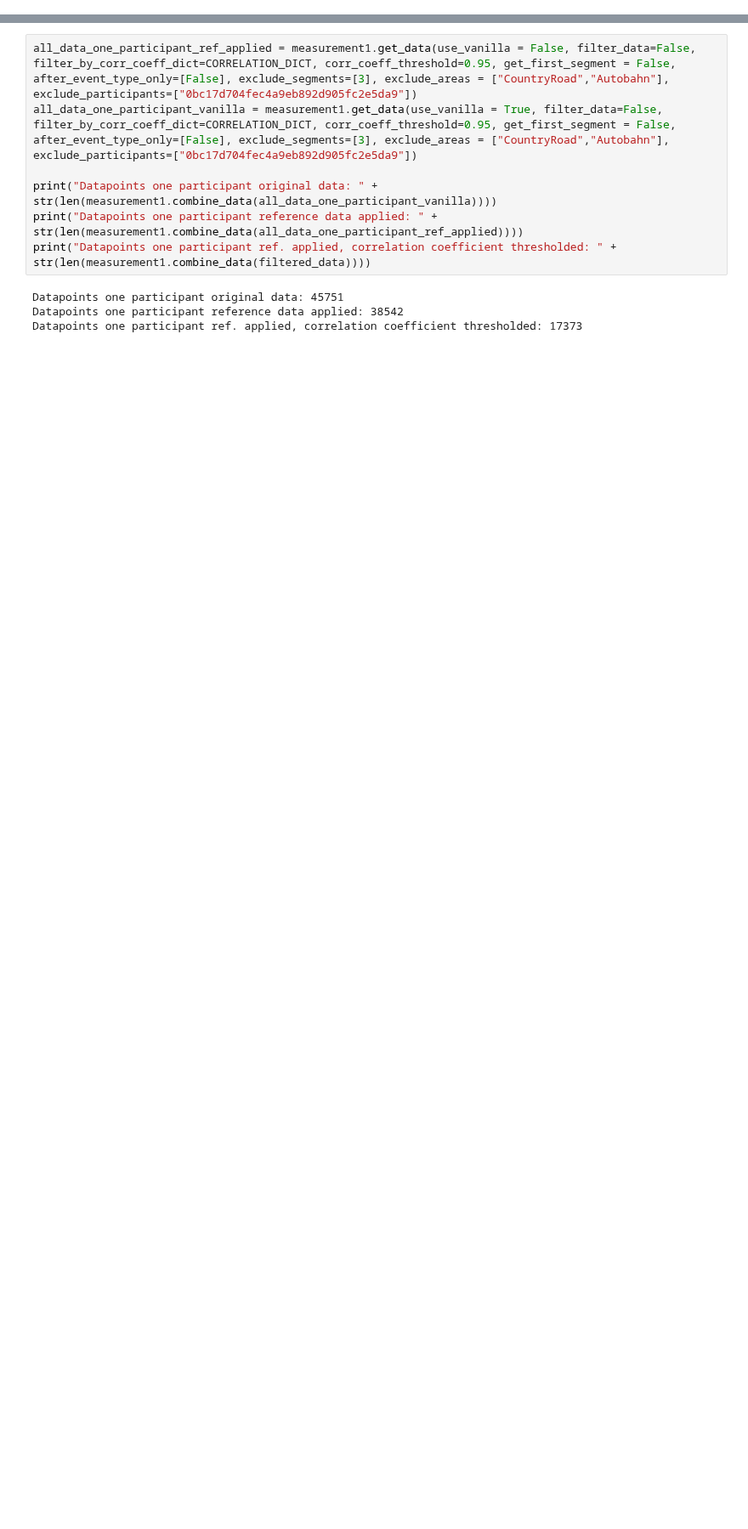
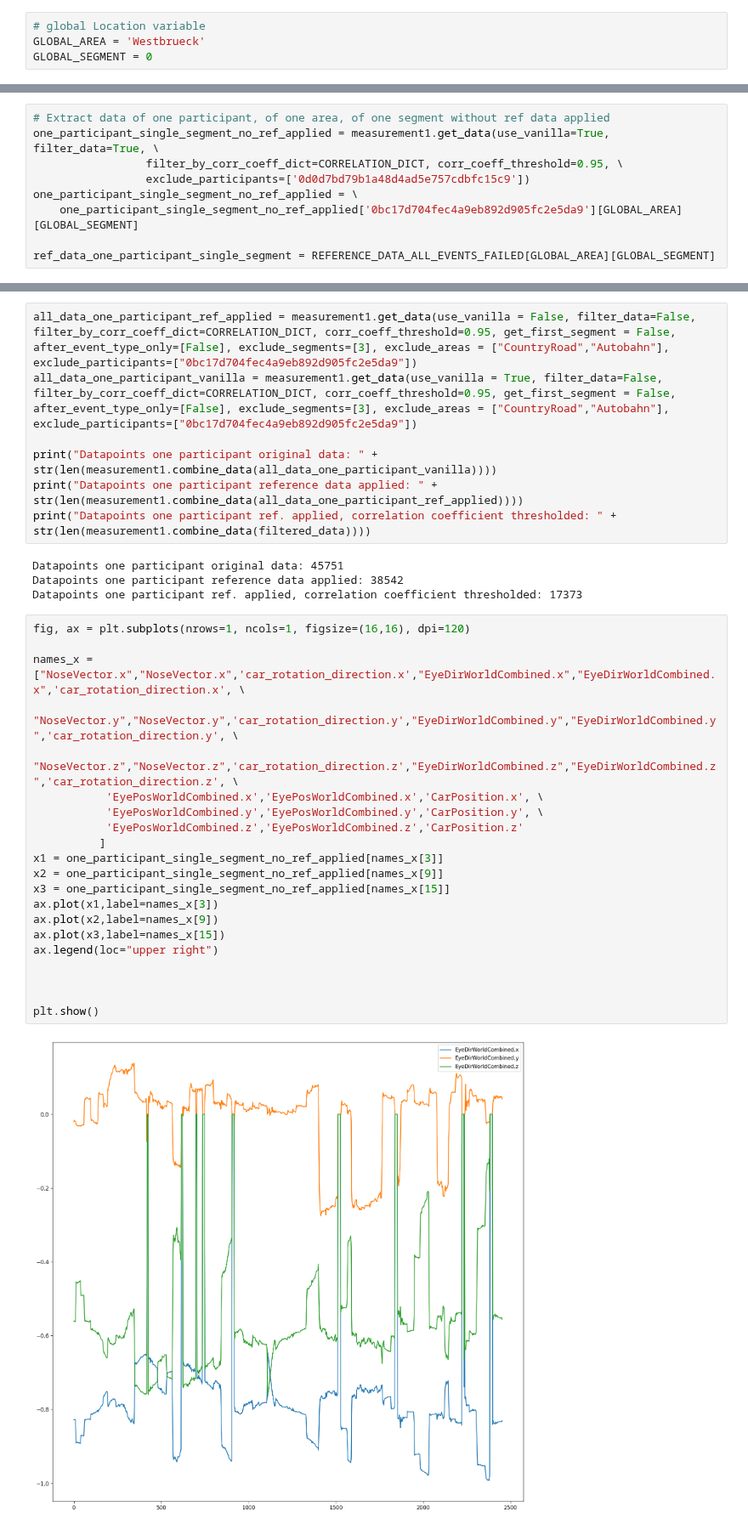
Before and after one commit to StefB4/Head2Eye, a Jupyter notebook: __test_DataLoading.ipynb, the cells around one changed output, grey strips where cells are left out. Shown at 85% size. Saved outputs shown, nothing was run; the diff lists cells and outputs as text; blank space fills up the shorter version.

```diff
--- a/__test_DataLoading.ipynb
+++ b/__test_DataLoading.ipynb
@@ -24,6 +24,10 @@ import glob
 
 from DataManager import ParticipantData, MeasurementData
 from Helpers import read_normalized_json_to_df, save_to_disk, load_from_disk, create_rolling_windows
+# %%
+# global Location variable
+GLOBAL_AREA = 'Westbrueck'
+GLOBAL_SEGMENT = 0
 # %%
 data_path = './data/'
 
@@ -172,0 +218,9 @@ combined = measurement1.combine_data(filtered_data)
+# %%
+# Extract data of one participant, of one area, of one segment without ref data applied
+one_participant_single_segment_no_ref_applied = measurement1.get_data(use_vanilla=True, filter_data=True, \
+                 filter_by_corr_coeff_dict=CORRELATION_DICT, corr_coeff_threshold=0.95, \
+                 exclude_participants=['0d0d7bd79b1a48d4ad5e757cdbfc15c9'])
+one_participant_single_segment_no_ref_applied = \
+    one_participant_single_segment_no_ref_applied['0bc17d704fec4a9eb892d905fc2e5da9'][GLOBAL_AREA][GLOBAL_SEGMENT]
+
+ref_data_one_participant_single_segment = REFERENCE_DATA_ALL_EVENTS_FAILED[GLOBAL_AREA][GLOBAL_SEGMENT]
@@ -181,3 +245,26 @@ print("Datapoints one participant ref. applied, correlation coefficient threshol
 Datapoints one participant original data: 45751
 Datapoints one participant reference data applied: 38542
 Datapoints one participant ref. applied, correlation coefficient thresholded: 17373
+# %%
+fig, ax = plt.subplots(nrows=1, ncols=1, figsize=(16,16), dpi=120)
+
+names_x = ["NoseVector.x","NoseVector.x",'car_rotation_direction.x',"EyeDirWorldCombined.x","EyeDirWorldCombined.x",'car_rotation_direction.x', \
+           "NoseVector.y","NoseVector.y",'car_rotation_direction.y',"EyeDirWorldCombined.y","EyeDirWorldCombined.y",'car_rotation_direction.y', \
+           "NoseVector.z","NoseVector.z",'car_rotation_direction.z',"EyeDirWorldCombined.z","EyeDirWorldCombined.z",'car_rotation_direction.z', \
+           'EyePosWorldCombined.x','EyePosWorldCombined.x','CarPosition.x', \
+           'EyePosWorldCombined.y','EyePosWorldCombined.y','CarPosition.y', \
+           'EyePosWorldCombined.z','EyePosWorldCombined.z','CarPosition.z'
+          ]
+x1 = one_participant_single_segment_no_ref_applied[names_x[3]]
+x2 = one_participant_single_segment_no_ref_applied[names_x[9]]
+x3 = one_participant_single_segment_no_ref_applied[names_x[15]]
+ax.plot(x1,label=names_x[3])
+ax.plot(x2,label=names_x[9])
+ax.plot(x3,label=names_x[15])
+ax.legend(loc="upper right")
+
+
+
+plt.show()
+# %% [output]
+[figure, added]
```
Also changed, not shown: parts of 4 cells of this notebook, 2 other files.
